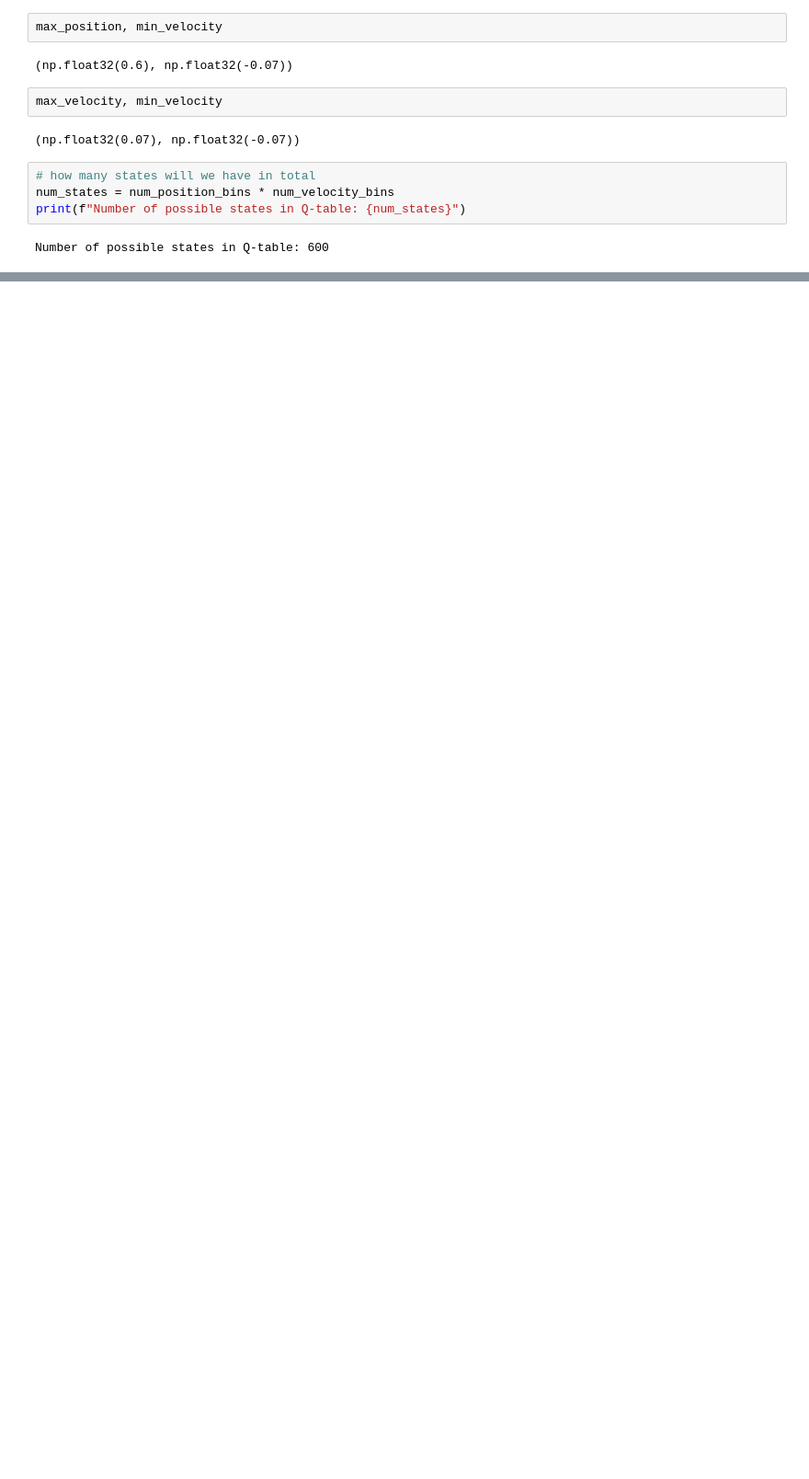
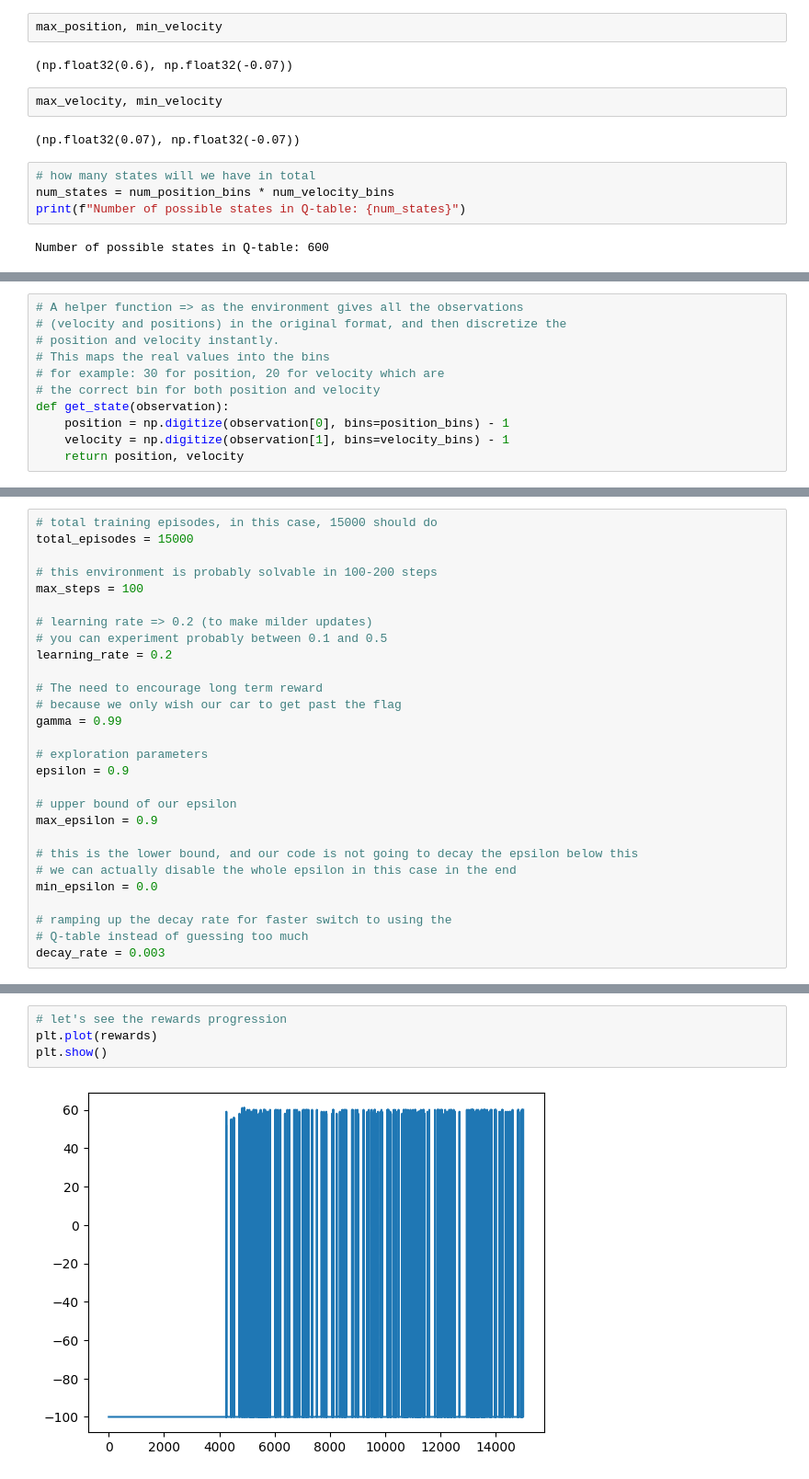
Before and after one commit to adewunmi2/ReinforcementLearning_2025, a Jupyter notebook: ExerciseProject2/mountaincar_RL_Q_Learning.ipynb, the cells around one changed output, grey strips where cells are left out. Shown at 92% size. Cells and saved outputs as stored; diff of their text form; blank space fills up the shorter version.

```diff
--- a/ExerciseProject2/mountaincar_RL_Q_Learning.ipynb
+++ b/ExerciseProject2/mountaincar_RL_Q_Learning.ipynb
@@ -57,0 +91,11 @@ Number of possible states in Q-table: 600
+# %%
+# A helper function => as the environment gives all the observations
+# (velocity and positions) in the original format, and then discretize the
+# position and velocity instantly.
+# This maps the real values into the bins
+# for example: 30 for position, 20 for velocity which are
+# the correct bin for both position and velocity
+def get_state(observation):
+    position = np.digitize(observation[0], bins=position_bins) - 1
+    velocity = np.digitize(observation[1], bins=velocity_bins) - 1
+    return position, velocity
@@ -57,0 +104,28 @@ Number of possible states in Q-table: 600
+# %%
+# total training episodes, in this case, 15000 should do
+total_episodes = 15000
+
+# this environment is probably solvable in 100-200 steps
+max_steps = 100
+
+# learning rate => 0.2 (to make milder updates)
+# you can experiment probably between 0.1 and 0.5
+learning_rate = 0.2
+
+# The need to encourage long term reward
+# because we only wish our car to get past the flag
+gamma = 0.99
+
+# exploration parameters
+epsilon = 0.9
+
+# upper bound of our epsilon
+max_epsilon = 0.9
+
+# this is the lower bound, and our code is not going to decay the epsilon below this
+# we can actually disable the whole epsilon in this case in the end
+min_epsilon = 0.0
+
+# ramping up the decay rate for faster switch to using the
+# Q-table instead of guessing too much
+decay_rate = 0.003
@@ -57,0 +293,6 @@ Number of possible states in Q-table: 600
+# %%
+# let's see the rewards progression
+plt.plot(rewards)
+plt.show()
+# %% [output]
+[figure, added]
```
Also changed, not shown: parts of 24 cells of this notebook, 3 other files.
